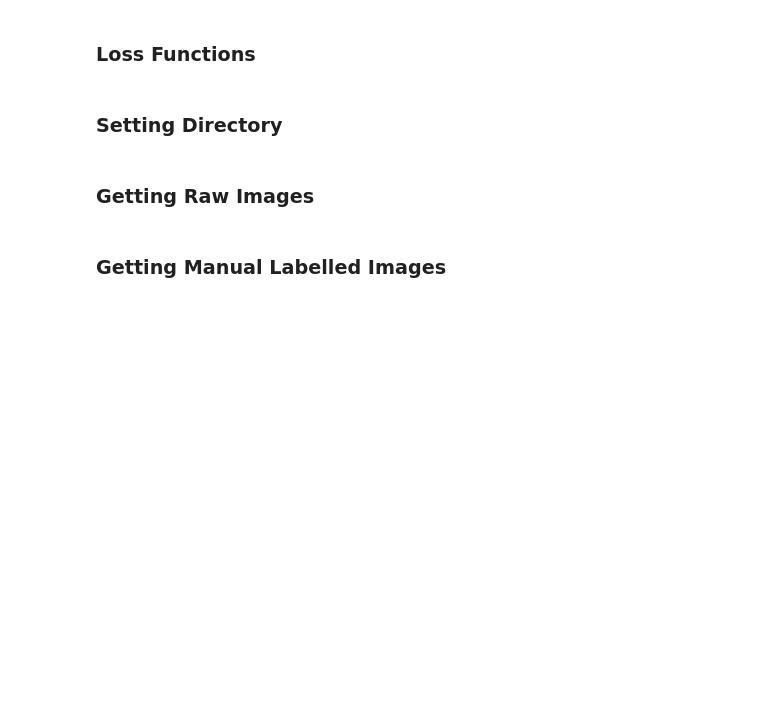
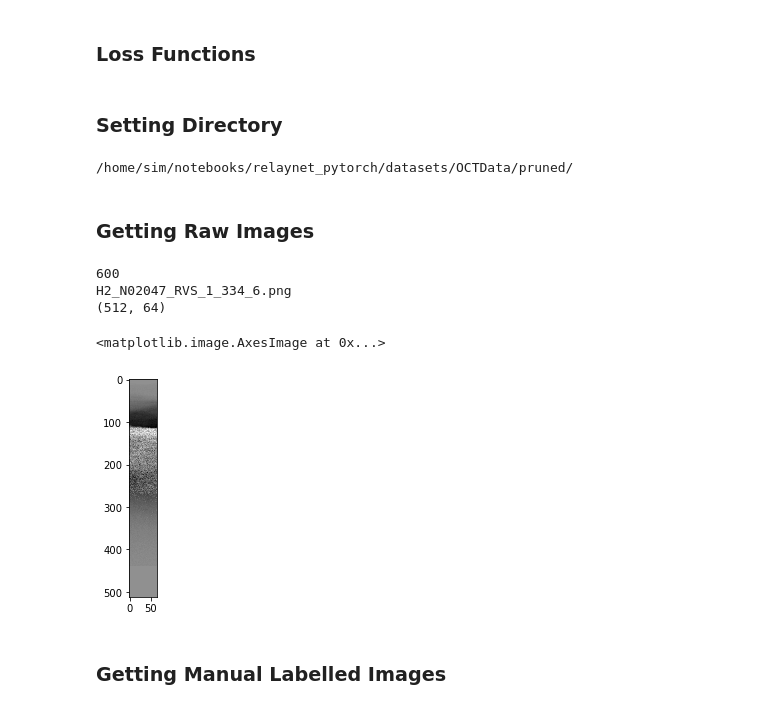
Before and after one commit to simasima121/relaynet_pytorch, a Jupyter notebook: 2_Train_ReLayNet_TF.ipynb, the cells around one changed output. Cells and saved outputs as stored; diff of their text form; code cells hidden in the pictures; blank space fills up the shorter version.

```diff
--- a/2_Train_ReLayNet_TF.ipynb
+++ b/2_Train_ReLayNet_TF.ipynb
@@ -160,8 +179,8 @@ def get_data(directory,ext):
 import os
 
 
-wanted_folder = 'alldata/'
-# wanted_folder = 'pruned/'
+# wanted_folder = 'alldata/'
+wanted_folder = 'pruned/'
 # wanted_folder = 'Atrium/'
 # wanted_folder = 'Ventricle/'
 
@@ -173,15 +192,24 @@ elif check_directory == '/Users/sim/Desktop/Imperial/Project/PreTrained/relaynet
     cwd = cwd + '/datasets-24-aug/OCTData/'+wanted_folder
 
 print(cwd)
+# %% [output]
+/home/sim/notebooks/relaynet_pytorch/datasets/OCTData/pruned/
 # %% [markdown]
 ### Getting Raw Images
 # %%
 # filenames, raw_images = get_data(cwd+'whole_raw_image/Train','.png')
-# filenames, raw_images = get_data(cwd+'normalised_raw_image/Train','.png')
-filenames, raw_images = get_data(cwd+'normalised_raw_2/Train','.png')
+filenames, raw_images = get_data(cwd+'normalised_raw_image/Train','.png')
+
+print(len(filenames))
 print(filenames[128])
 print (raw_images[0].shape)
 plt.imshow(raw_images[2],cmap = "gray")
+# %% [output]
+600
+H2_N02047_RVS_1_334_6.png
+(512, 64)
+<matplotlib.image.AxesImage at 0x...>
+[figure, added]
 # %% [markdown]
 ### Getting Manual Labelled Images
 # %%
```
Also changed, not shown: parts of 20 cells of this notebook, 15 other files.
